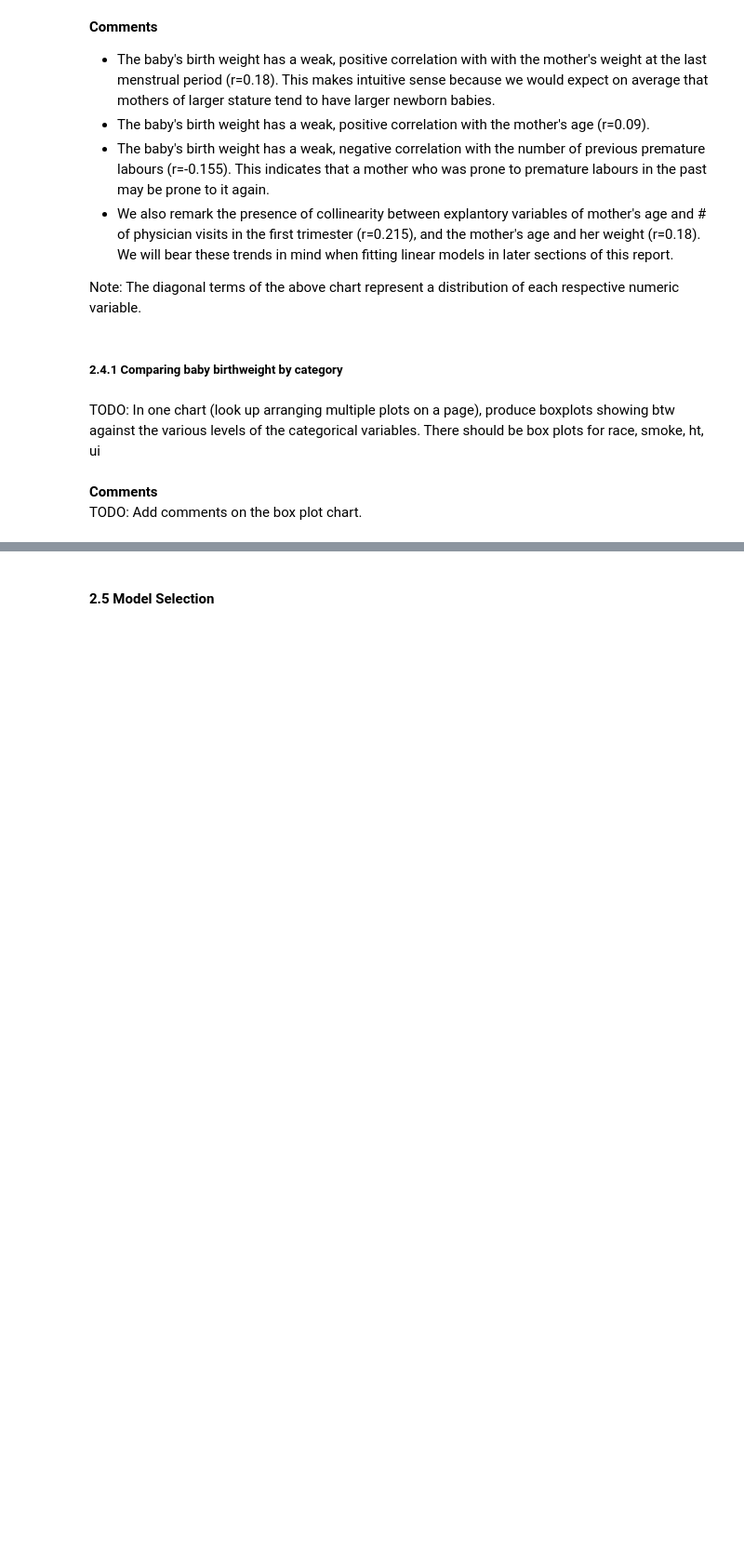
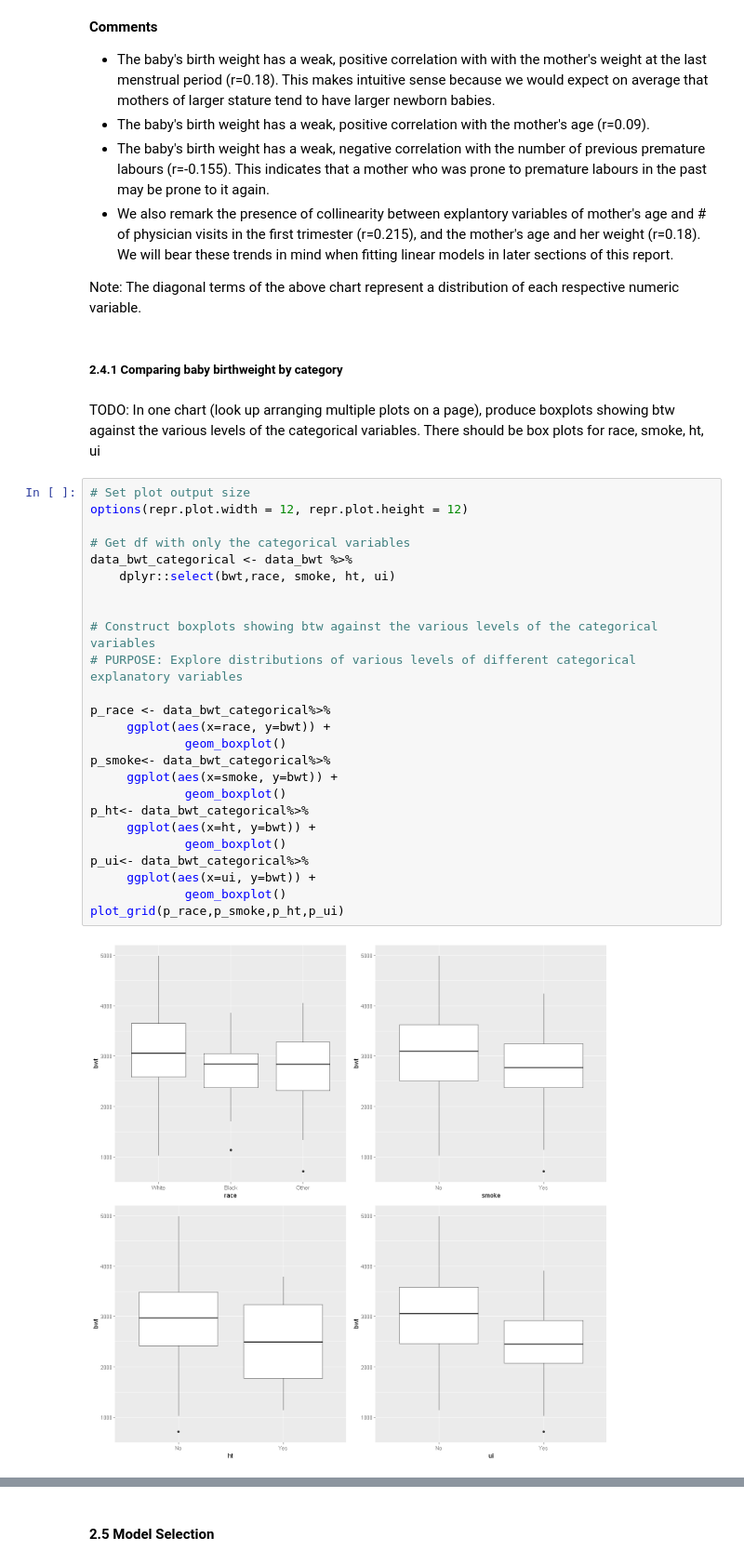
Before and after one commit to jerdavies/birthweight-modelling, a Jupyter notebook: Report-Birthweight.ipynb, the cells around one changed output, grey strips where cells are left out. Shown at 93% size. Saved outputs shown, nothing was run; the diff lists cells and outputs as text; blank space fills up the shorter version.

Commit message:
Added boxplots and model selection

```diff
--- a/Report-Birthweight.ipynb
+++ b/Report-Birthweight.ipynb
@@ -147,6 +170,30 @@ Note: The diagonal terms of the above chart represent a distribution of each res
 ##### 2.4.1 Comparing baby birthweight by category
 # %% [markdown]
 TODO: In one chart (look up arranging multiple plots on a page), produce boxplots showing btw against the various levels of the categorical variables.  There should be box plots for race, smoke, ht, ui
-# %% [markdown]
-**Comments**
-TODO: Add comments on the box plot chart.
+# %%
+# Set plot output size
+options(repr.plot.width = 12, repr.plot.height = 12)
+
+# Get df with only the categorical variables
+data_bwt_categorical <- data_bwt %>%
+    dplyr::select(bwt,race, smoke, ht, ui)
+
+
+# Construct boxplots showing btw against the various levels of the categorical variables
+# PURPOSE: Explore distributions of various levels of different categorical explanatory variables
+
+p_race <- data_bwt_categorical%>%
+     ggplot(aes(x=race, y=bwt)) +
+             geom_boxplot()
+p_smoke<- data_bwt_categorical%>%
+     ggplot(aes(x=smoke, y=bwt)) +
+             geom_boxplot()
+p_ht<- data_bwt_categorical%>%
+     ggplot(aes(x=ht, y=bwt)) +
+             geom_boxplot()
+p_ui<- data_bwt_categorical%>%
+     ggplot(aes(x=ui, y=bwt)) +
+             geom_boxplot()
+plot_grid(p_race,p_smoke,p_ht,p_ui)
+# %% [output]
+[figure, added]
```
Also changed, not shown: parts of 8 cells of this notebook.
